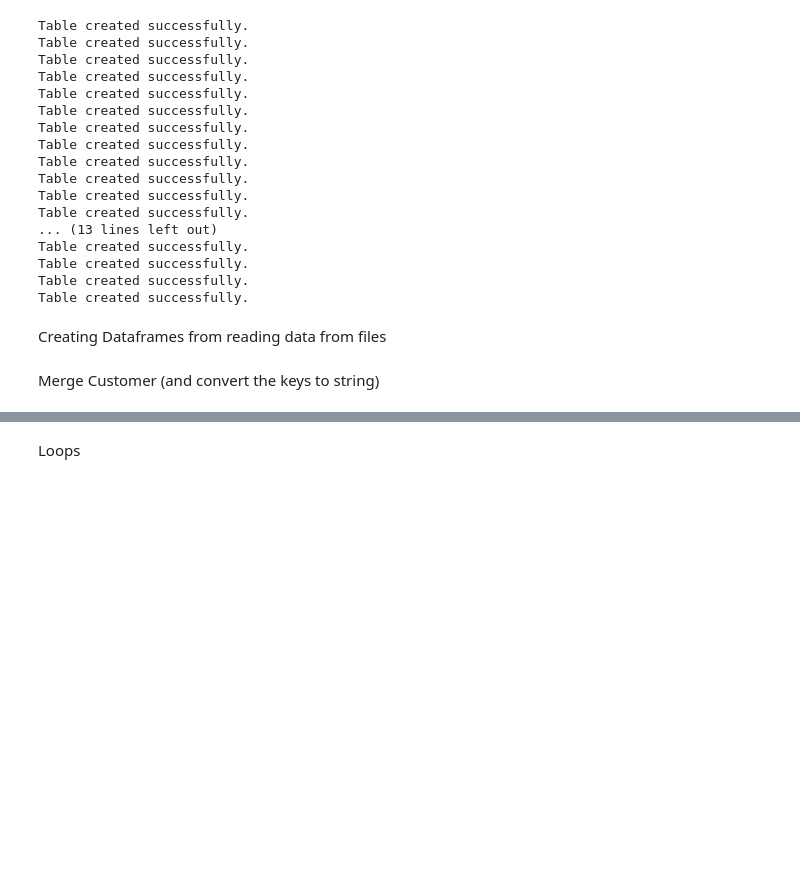
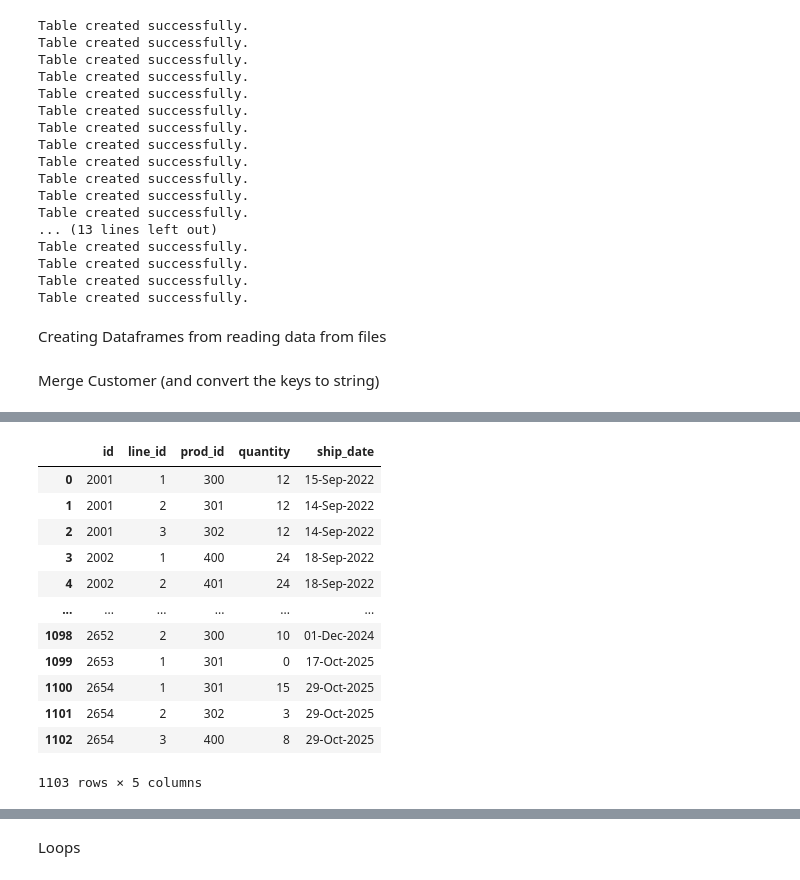
Before and after one commit to ItzMeMari0/DEDS-Proj-1, a Jupyter notebook: SourceDatabase.ipynb, the cells around one changed output, grey strips where cells are left out. Drawn from its saved outputs; the diff is of its cells as text; code cells hidden in the pictures; blank space fills up the shorter version.

```diff
--- a/SourceDatabase.ipynb
+++ b/SourceDatabase.ipynb
@@ -486,8 +500,8 @@ customer_df = pd.read_sql_query('SELECT * FROM Customer', aenc_connection)
 department_df = pd.read_sql_query('SELECT * FROM Department', aenc_connection)
 employee_df = pd.read_sql_query('SELECT * FROM Employee', aenc_connection)
 product_df = pd.read_sql_query('SELECT * FROM Product', aenc_connection)
-sales_order_df = pd.read_sql_query('SELECT * FROM Sales_Order', aenc_connection)
-sales_order_item_df = pd.read_sql_query('SELECT * FROM Sales_Order_Item', aenc_connection)
+sales_order_df = pd.read_sql_query('SELECT * FROM Sales_Order ORDER BY id ASC', aenc_connection)
+sales_order_item_df = pd.read_sql_query('SELECT * FROM Sales_Order_Item ORDER BY id ASC', aenc_connection)
 state_df = pd.read_sql_query('SELECT * FROM State', aenc_connection)
 
 #Dataframes from NorthWind.txt
@@ -532,0 +568,16 @@ print(customer_merge_df.columns.tolist())
+# %%
+sales_order_item_df
+# %% [output]
+|  | id | line_id | prod_id | quantity | ship_date |
+| 0 | 2001 | 1 | 300 | 12 | 15-Sep-2022 |
+| 1 | 2001 | 2 | 301 | 12 | 14-Sep-2022 |
+| 2 | 2001 | 3 | 302 | 12 | 14-Sep-2022 |
+| 3 | 2002 | 1 | 400 | 24 | 18-Sep-2022 |
+| 4 | 2002 | 2 | 401 | 24 | 18-Sep-2022 |
+| ... | ... | ... | ... | ... | ... |
+| 1098 | 2652 | 2 | 300 | 10 | 01-Dec-2024 |
+| 1099 | 2653 | 1 | 301 | 0 | 17-Oct-2025 |
+| 1100 | 2654 | 1 | 301 | 15 | 29-Oct-2025 |
+| 1101 | 2654 | 2 | 302 | 3 | 29-Oct-2025 |
+| 1102 | 2654 | 3 | 400 | 8 | 29-Oct-2025 |
+1103 rows × 5 columns
```
Also changed, not shown: parts of 7 cells of this notebook.
